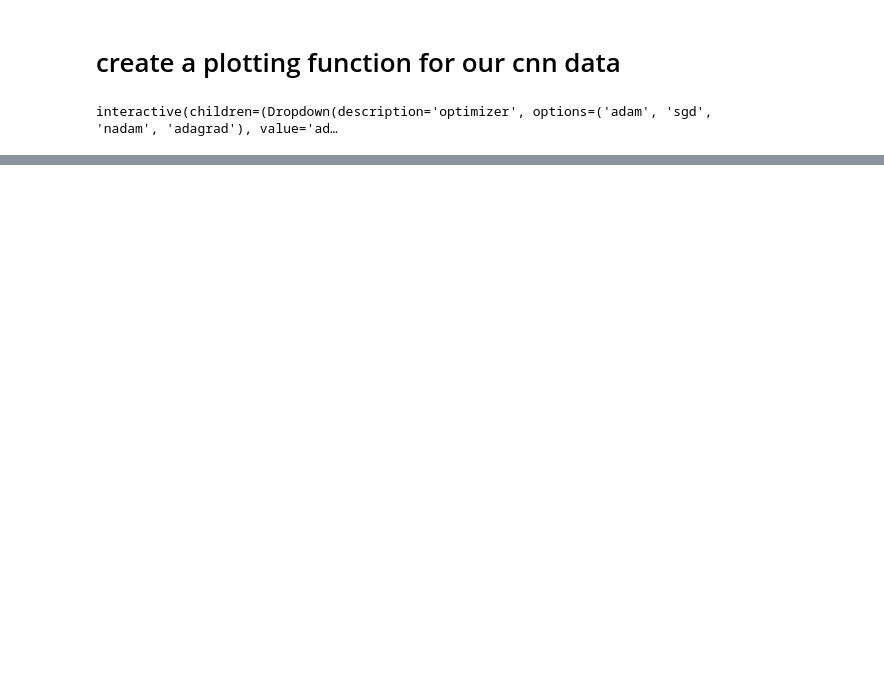
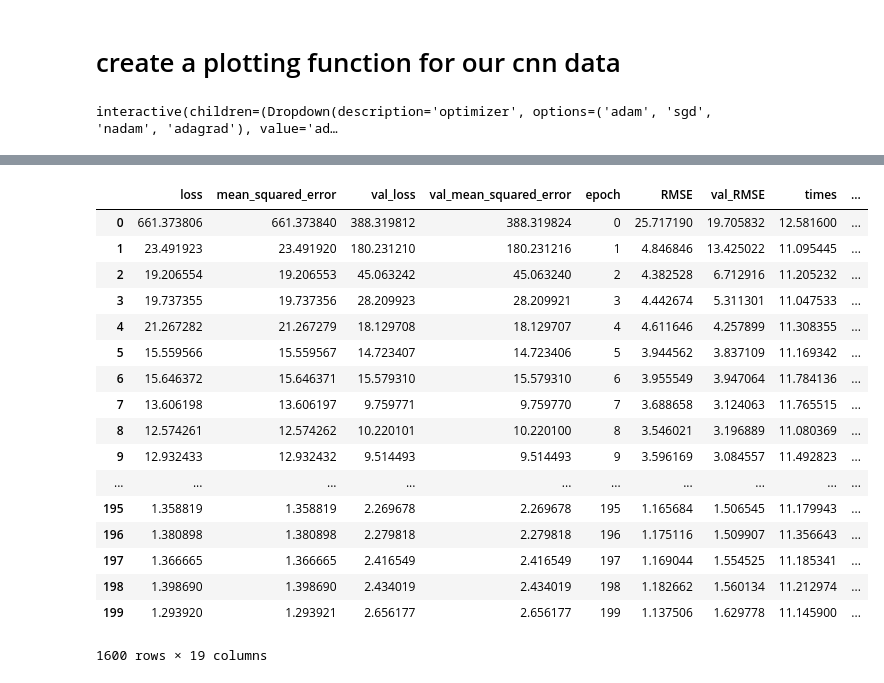
Before and after one commit to tomgoter/w207_finalproject, a Jupyter notebook: neural_net_analysis.ipynb, the cells around one changed output, grey strips where cells are left out. Drawn from its saved outputs; the diff is of its cells as text; code cells hidden in the pictures; blank space fills up the shorter version.

```diff
--- a/neural_net_analysis.ipynb
+++ b/neural_net_analysis.ipynb
@@ -327,0 +369,23 @@ Name: val_loss, Length: 800, dtype: float64
+# %%
+cnn_bn_df = pd.read_pickle('OutputData/cnn_dropout_bn_df.pkl')
+# %%
+cnn_bn_df
+# %% [output]
+|  | loss | mean_squared_error | val_loss | val_mean_squared_error | epoch | RMSE | val_RMSE | times | ... |
+| 0 | 661.373806 | 661.373840 | 388.319812 | 388.319824 | 0 | 25.717190 | 19.705832 | 12.581600 | ... |
+| 1 | 23.491923 | 23.491920 | 180.231210 | 180.231216 | 1 | 4.846846 | 13.425022 | 11.095445 | ... |
+| 2 | 19.206554 | 19.206553 | 45.063242 | 45.063240 | 2 | 4.382528 | 6.712916 | 11.205232 | ... |
+| 3 | 19.737355 | 19.737356 | 28.209923 | 28.209921 | 3 | 4.442674 | 5.311301 | 11.047533 | ... |
+| 4 | 21.267282 | 21.267279 | 18.129708 | 18.129707 | 4 | 4.611646 | 4.257899 | 11.308355 | ... |
+| 5 | 15.559566 | 15.559567 | 14.723407 | 14.723406 | 5 | 3.944562 | 3.837109 | 11.169342 | ... |
+| 6 | 15.646372 | 15.646371 | 15.579310 | 15.579310 | 6 | 3.955549 | 3.947064 | 11.784136 | ... |
+| 7 | 13.606198 | 13.606197 | 9.759771 | 9.759770 | 7 | 3.688658 | 3.124063 | 11.765515 | ... |
+| 8 | 12.574261 | 12.574262 | 10.220101 | 10.220100 | 8 | 3.546021 | 3.196889 | 11.080369 | ... |
+| 9 | 12.932433 | 12.932432 | 9.514493 | 9.514493 | 9 | 3.596169 | 3.084557 | 11.492823 | ... |
+| ... | ... | ... | ... | ... | ... | ... | ... | ... | ... |
+| 195 | 1.358819 | 1.358819 | 2.269678 | 2.269678 | 195 | 1.165684 | 1.506545 | 11.179943 | ... |
+| 196 | 1.380898 | 1.380898 | 2.279818 | 2.279818 | 196 | 1.175116 | 1.509907 | 11.356643 | ... |
+| 197 | 1.366665 | 1.366665 | 2.416549 | 2.416549 | 197 | 1.169044 | 1.554525 | 11.185341 | ... |
+| 198 | 1.398690 | 1.398690 | 2.434019 | 2.434019 | 198 | 1.182662 | 1.560134 | 11.212974 | ... |
+| 199 | 1.293920 | 1.293921 | 2.656177 | 2.656177 | 199 | 1.137506 | 1.629778 | 11.145900 | ... |
+1600 rows × 19 columns
```
Also changed, not shown: parts of 13 cells of this notebook, 1 other file.
